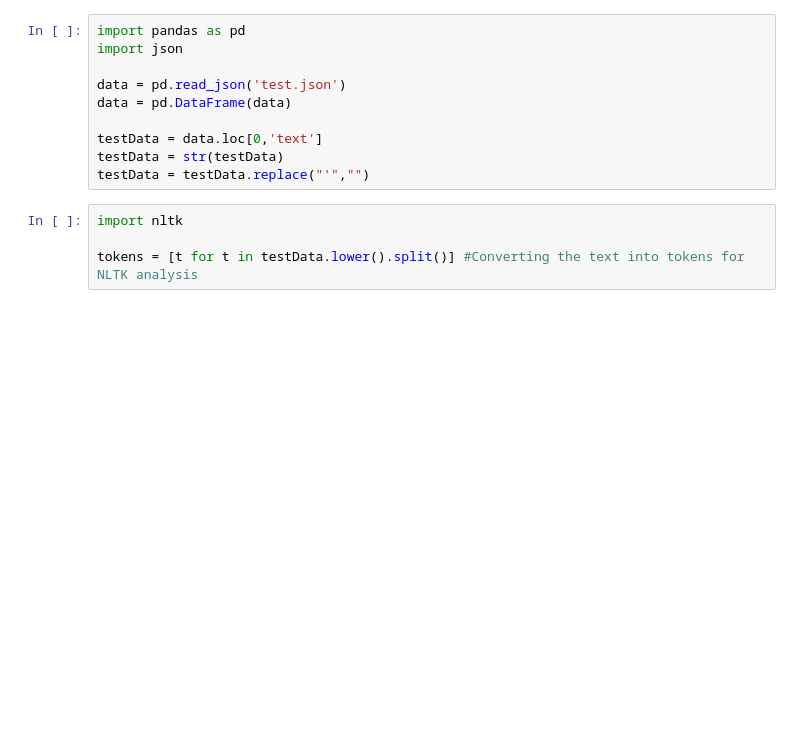
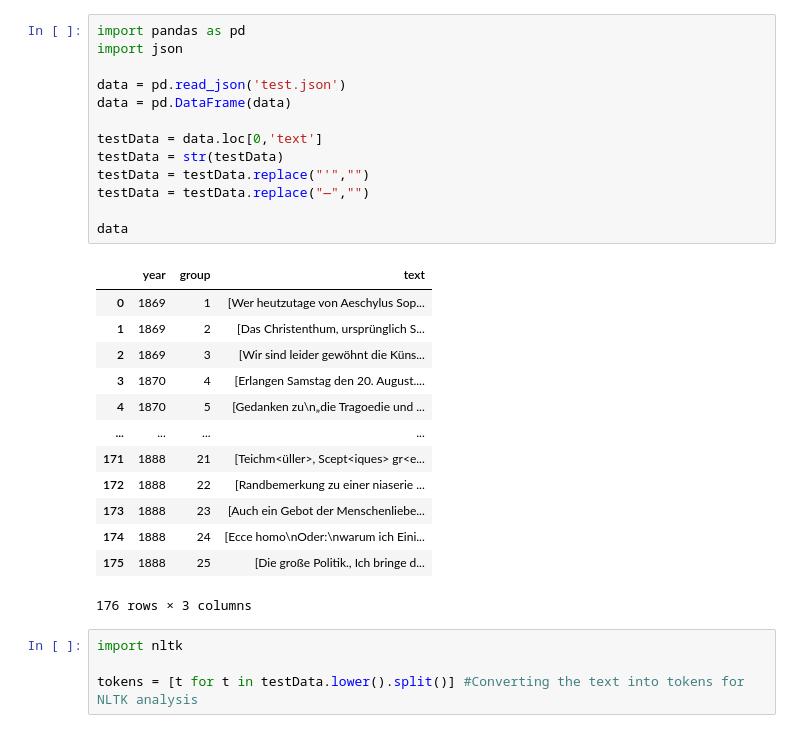
Before and after one commit to sarachodosh/workshop1-nietzsche, a Jupyter notebook: dataScrapingTest-Rebecca/nlp-testing/nlp-testing.ipynb, the cells around one changed output. Drawn from its saved outputs; the diff is of its cells as text; blank space fills up the shorter version.

```diff
--- a/dataScrapingTest-Rebecca/nlp-testing/nlp-testing.ipynb
+++ b/dataScrapingTest-Rebecca/nlp-testing/nlp-testing.ipynb
@@ -1,13 +1,30 @@
 # %%
 import pandas as pd
 import json
 
 data = pd.read_json('test.json')
 data = pd.DataFrame(data)
 
 testData = data.loc[0,'text']
 testData = str(testData)
 testData = testData.replace("'","")
+testData = testData.replace("—","")
+
+data
+# %% [output]
+|  | year | group | text |
+| 0 | 1869 | 1 | [Wer heutzutage von Aeschylus Sop... |
+| 1 | 1869 | 2 | [Das Christenthum, ursprünglich S... |
+| 2 | 1869 | 3 | [Wir sind leider gewöhnt die Küns... |
+| 3 | 1870 | 4 | [Erlangen Samstag den 20. August.... |
+| 4 | 1870 | 5 | [Gedanken zu\n„die Tragoedie und ... |
+| ... | ... | ... | ... |
+| 171 | 1888 | 21 | [Teichm<üller>, Scept<iques> gr<e... |
+| 172 | 1888 | 22 | [Randbemerkung zu einer niaserie ... |
+| 173 | 1888 | 23 | [Auch ein Gebot der Menschenliebe... |
+| 174 | 1888 | 24 | [Ecce homo\nOder:\nwarum ich Eini... |
+| 175 | 1888 | 25 | [Die große Politik., Ich bringe d... |
+176 rows × 3 columns
 # %%
 import nltk
 
```
Also changed, not shown: parts of 6 cells of this notebook, 1 other file.
